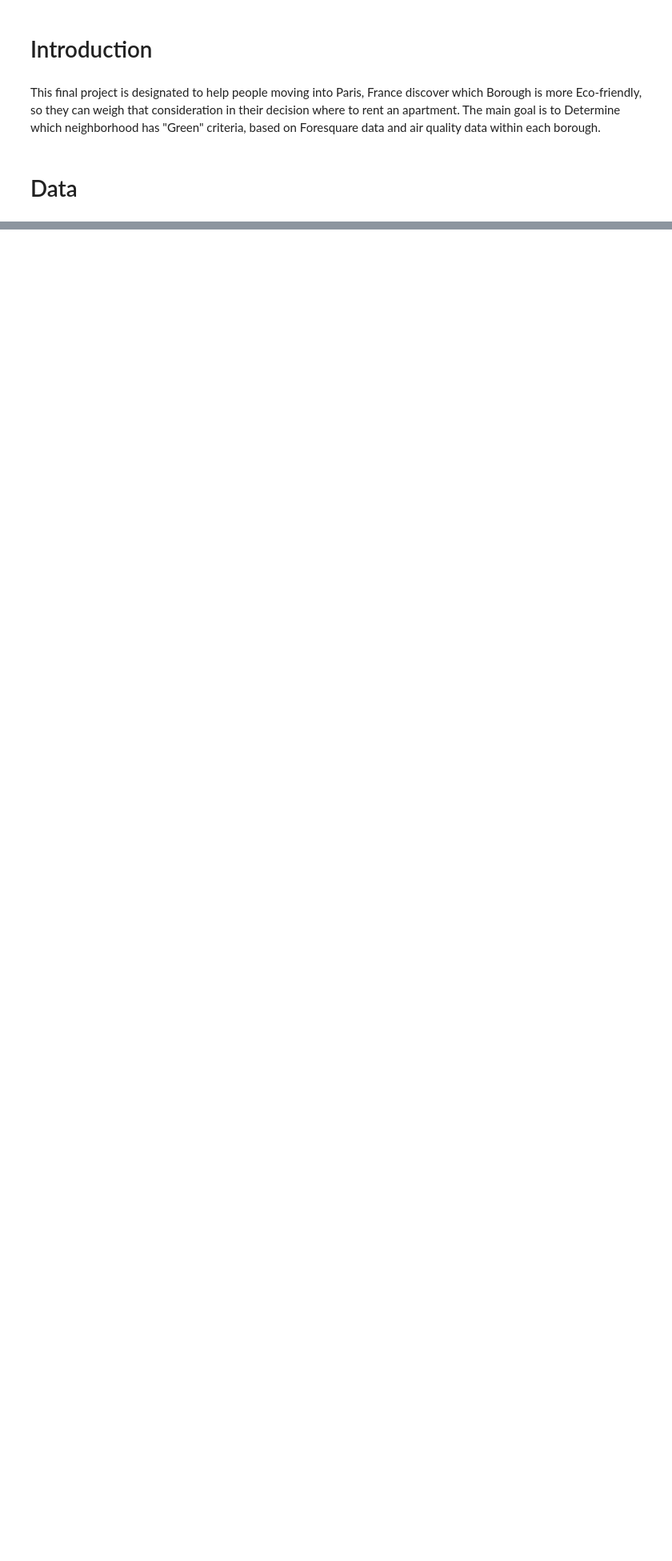
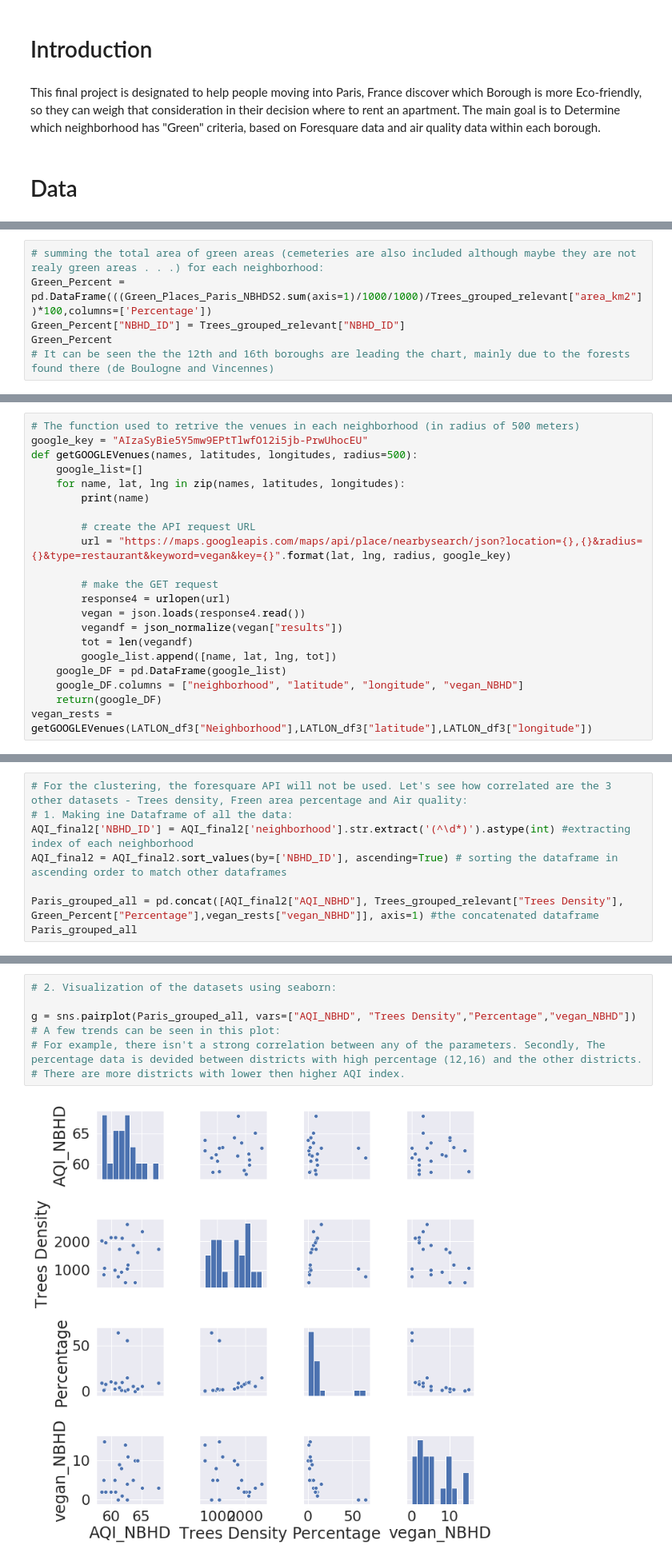
Before and after one commit to Eyal-Hashim/Coursera_Capstone, a Jupyter notebook: Capstone Project.ipynb, the cells around one changed output, grey strips where cells are left out. Shown at 80% size. Saved outputs shown, nothing was run; the diff lists cells and outputs as text; blank space fills up the shorter version.

```diff
--- a/Capstone Project.ipynb
+++ b/Capstone Project.ipynb
@@ -15,0 +490,6 @@ In order to answer the question above, data on the twenty arrondissements of Par
+# %%
+# summing the total area of green areas (cemeteries are also included although maybe they are not realy green areas . . .) for each neighborhood:
+Green_Percent = pd.DataFrame(((Green_Places_Paris_NBHDS2.sum(axis=1)/1000/1000)/Trees_grouped_relevant["area_km2"])*100,columns=['Percentage'])
+Green_Percent["NBHD_ID"] = Trees_grouped_relevant["NBHD_ID"]
+Green_Percent
+# It can be seen the the 12th and 16th boroughs are leading the chart, mainly due to the forests found there (de Boulogne and Vincennes)
@@ -15,0 +516,21 @@ In order to answer the question above, data on the twenty arrondissements of Par
+# %%
+# The function used to retrive the venues in each neighborhood (in radius of 500 meters)
+google_key = "AIzaSyBie5Y5mw9EPtTlwfO12i5jb-PrwUhocEU"
+def getGOOGLEVenues(names, latitudes, longitudes, radius=500):
+    google_list=[]
+    for name, lat, lng in zip(names, latitudes, longitudes):
+        print(name)
+
+        # create the API request URL
+        url = "https://maps.googleapis.com/maps/api/place/nearbysearch/json?location={},{}&radius={}&type=restaurant&keyword=vegan&key={}".format(lat, lng, radius, google_key)
+
+        # make the GET request
+        response4 = urlopen(url)
+        vegan = json.loads(response4.read())
+        vegandf = json_normalize(vegan["results"])
+        tot = len(vegandf)
+        google_list.append([name, lat, lng, tot])
+    google_DF = pd.DataFrame(google_list)
+    google_DF.columns = ["neighborhood", "latitude", "longitude", "vegan_NBHD"]
+    return(google_DF)
+vegan_rests = getGOOGLEVenues(LATLON_df3["Neighborhood"],LATLON_df3["latitude"],LATLON_df3["longitude"])
@@ -15,0 +560,8 @@ In order to answer the question above, data on the twenty arrondissements of Par
+# %%
+# For the clustering, the foresquare API will not be used. Let's see how correlated are the 3 other datasets - Trees density, Freen area percentage and Air quality:
+# 1. Making ine Dataframe of all the data:
+AQI_final2['NBHD_ID'] = AQI_final2['neighborhood'].str.extract('(^\d*)').astype(int) #extracting index of each neighborhood
+AQI_final2 = AQI_final2.sort_values(by=['NBHD_ID'], ascending=True) # sorting the dataframe in ascending order to match other dataframes
+
+Paris_grouped_all = pd.concat([AQI_final2["AQI_NBHD"], Trees_grouped_relevant["Trees Density"], Green_Percent["Percentage"],vegan_rests["vegan_NBHD"]], axis=1) #the concatenated dataframe
+Paris_grouped_all
@@ -15,0 +586,9 @@ In order to answer the question above, data on the twenty arrondissements of Par
+# %%
+# 2. Visualization of the datasets using seaborn:
+
+g = sns.pairplot(Paris_grouped_all, vars=["AQI_NBHD", "Trees Density","Percentage","vegan_NBHD"])
+# A few trends can be seen in this plot:
+# For example, there isn't a strong correlation between any of the parameters. Secondly, The percentage data is devided between districts with high percentage (12,16) and the other districts.
+# There are more districts with lower then higher AQI index.
+# %% [output]
+[figure, added]
```
Also changed, not shown: parts of 41 cells of this notebook.
